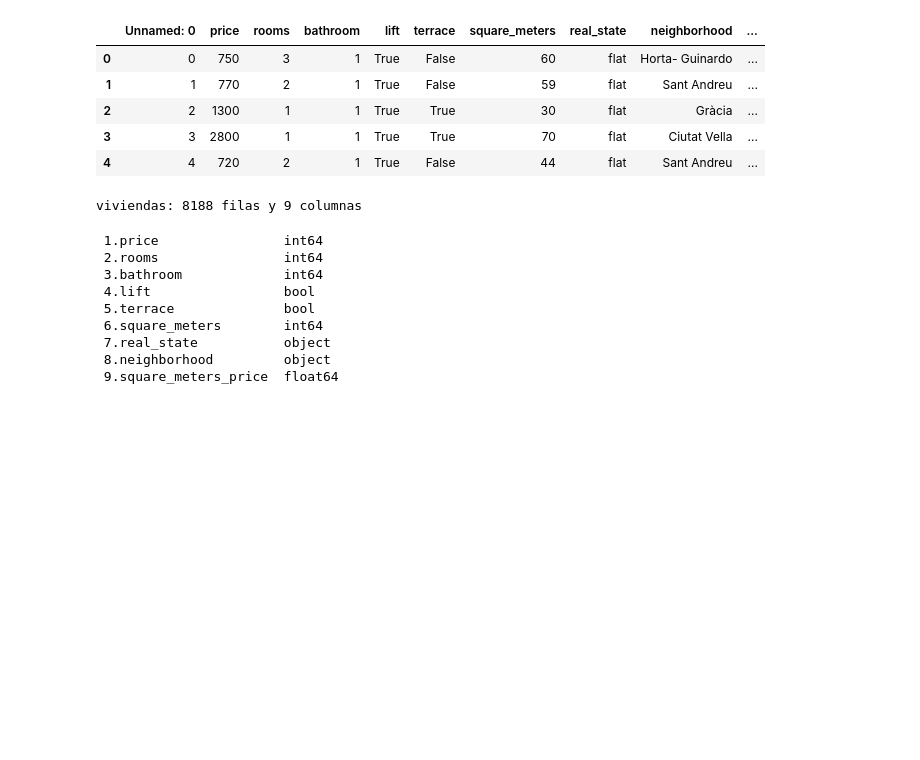
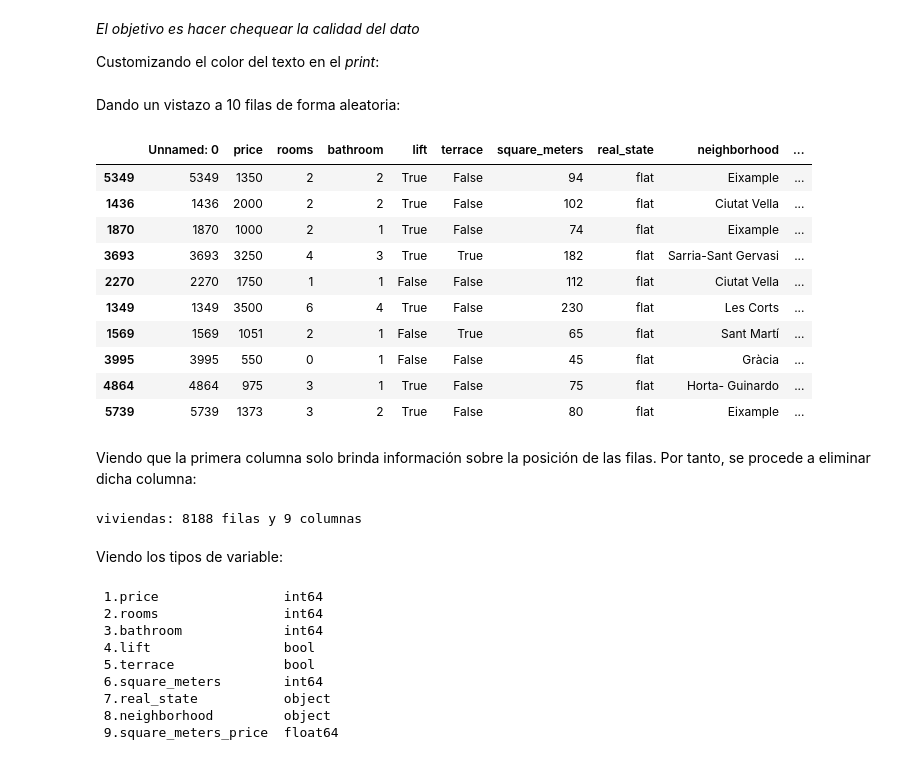
Before and after one commit to carlosarreguib/PROYECTO_1, a Jupyter notebook: Pre-Processing.ipynb, the cells around one changed output. Saved outputs shown, nothing was run; the diff lists cells and outputs as text; code cells hidden in the pictures; blank space fills up the shorter version.

```diff
--- a/Pre-Processing.ipynb
+++ b/Pre-Processing.ipynb
@@ -1 +1,5 @@
+# %% [markdown]
+*El objetivo es hacer chequear la calidad del dato*
+
+Customizando el color del texto en el *print*:
 # %%
@@ -23,11 +31,20 @@ sns.set_theme(style="whitegrid")
+# %% [markdown]
+Dando un vistazo a 10 filas de forma aleatoria:
 # %%
 data=pd.read_csv("Barcelona_Fotocasa_HousingPrices.csv")
-data.head()
+data.iloc[np.random.randint(0,data.shape[0],10),:]
 # %% [output]
 |  | Unnamed: 0 | price | rooms | bathroom | lift | terrace | square_meters | real_state | neighborhood | ... |
-| 0 | 0 | 750 | 3 | 1 | True | False | 60 | flat | Horta- Guinardo | ... |
-| 1 | 1 | 770 | 2 | 1 | True | False | 59 | flat | Sant Andreu | ... |
-| 2 | 2 | 1300 | 1 | 1 | True | True | 30 | flat | Gràcia | ... |
-| 3 | 3 | 2800 | 1 | 1 | True | True | 70 | flat | Ciutat Vella | ... |
-| 4 | 4 | 720 | 2 | 1 | True | False | 44 | flat | Sant Andreu | ... |
+| 5349 | 5349 | 1350 | 2 | 2 | True | False | 94 | flat | Eixample | ... |
+| 1436 | 1436 | 2000 | 2 | 2 | True | False | 102 | flat | Ciutat Vella | ... |
+| 1870 | 1870 | 1000 | 2 | 1 | True | False | 74 | flat | Eixample | ... |
+| 3693 | 3693 | 3250 | 4 | 3 | True | True | 182 | flat | Sarria-Sant Gervasi | ... |
+| 2270 | 2270 | 1750 | 1 | 1 | False | False | 112 | flat | Ciutat Vella | ... |
+| 1349 | 1349 | 3500 | 6 | 4 | True | False | 230 | flat | Les Corts | ... |
+| 1569 | 1569 | 1051 | 2 | 1 | False | True | 65 | flat | Sant Martí | ... |
+| 3995 | 3995 | 550 | 0 | 1 | False | False | 45 | flat | Gràcia | ... |
+| 4864 | 4864 | 975 | 3 | 1 | True | False | 75 | flat | Horta- Guinardo | ... |
+| 5739 | 5739 | 1373 | 3 | 2 | True | False | 80 | flat | Eixample | ... |
+# %% [markdown]
+Viendo que la primera columna solo brinda información sobre la posición de las filas. Por tanto, se procede a eliminar dicha columna:
 # %%
@@ -38,4 +54,6 @@ f,c =data.shape
 print(color.PURPLE +color.BOLD + color.UNDERLINE +'viviendas:'+ color.END,f'{f} filas y {c} columnas')
 # %% [output]
 viviendas: 8188 filas y 9 columnas
+# %% [markdown]
+Viendo los tipos de variable:
 # %%
```
Also changed, not shown: parts of 49 cells of this notebook, 2 other files.
